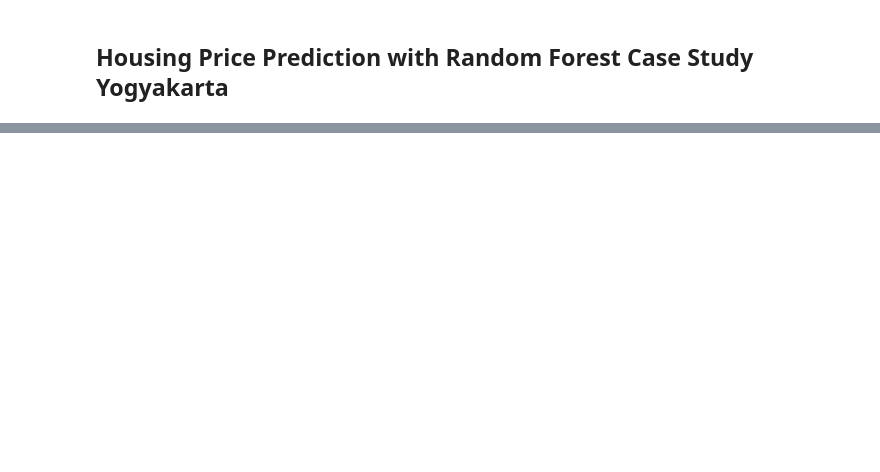
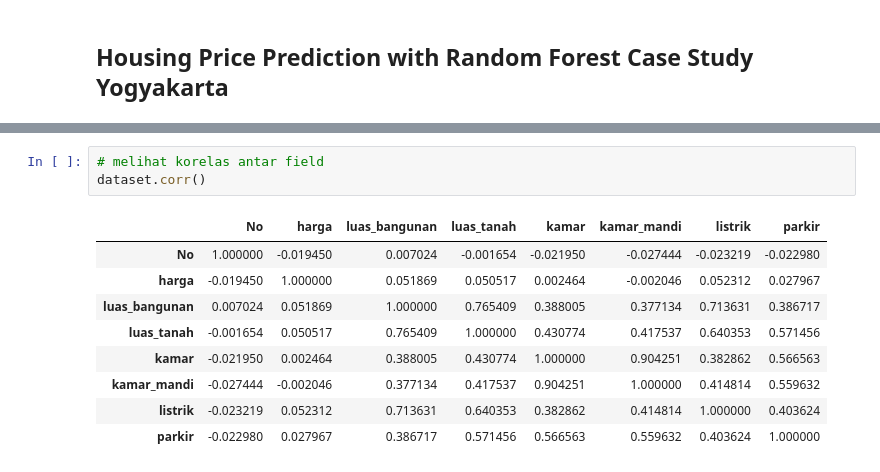
Before and after one commit to alfauzan003/housing-price-prediction-yogyakarta, a Jupyter notebook: dataTraining.ipynb, the cells around one changed output, grey strips where cells are left out. Drawn from its saved outputs; the diff is of its cells as text; blank space fills up the shorter version.

```diff
--- a/dataTraining.ipynb
+++ b/dataTraining.ipynb
@@ -18,0 +81,13 @@ dataset.head()
+# %%
+# melihat korelas antar field
+dataset.corr()
+# %% [output]
+|  | No | harga | luas_bangunan | luas_tanah | kamar | kamar_mandi | listrik | parkir |
+| No | 1.000000 | -0.019450 | 0.007024 | -0.001654 | -0.021950 | -0.027444 | -0.023219 | -0.022980 |
+| harga | -0.019450 | 1.000000 | 0.051869 | 0.050517 | 0.002464 | -0.002046 | 0.052312 | 0.027967 |
+| luas_bangunan | 0.007024 | 0.051869 | 1.000000 | 0.765409 | 0.388005 | 0.377134 | 0.713631 | 0.386717 |
+| luas_tanah | -0.001654 | 0.050517 | 0.765409 | 1.000000 | 0.430774 | 0.417537 | 0.640353 | 0.571456 |
+| kamar | -0.021950 | 0.002464 | 0.388005 | 0.430774 | 1.000000 | 0.904251 | 0.382862 | 0.566563 |
+| kamar_mandi | -0.027444 | -0.002046 | 0.377134 | 0.417537 | 0.904251 | 1.000000 | 0.414814 | 0.559632 |
+| listrik | -0.023219 | 0.052312 | 0.713631 | 0.640353 | 0.382862 | 0.414814 | 1.000000 | 0.403624 |
+| parkir | -0.022980 | 0.027967 | 0.386717 | 0.571456 | 0.566563 | 0.559632 | 0.403624 | 1.000000 |
```
Also changed, not shown: parts of 11 cells of this notebook, 1 other file.
